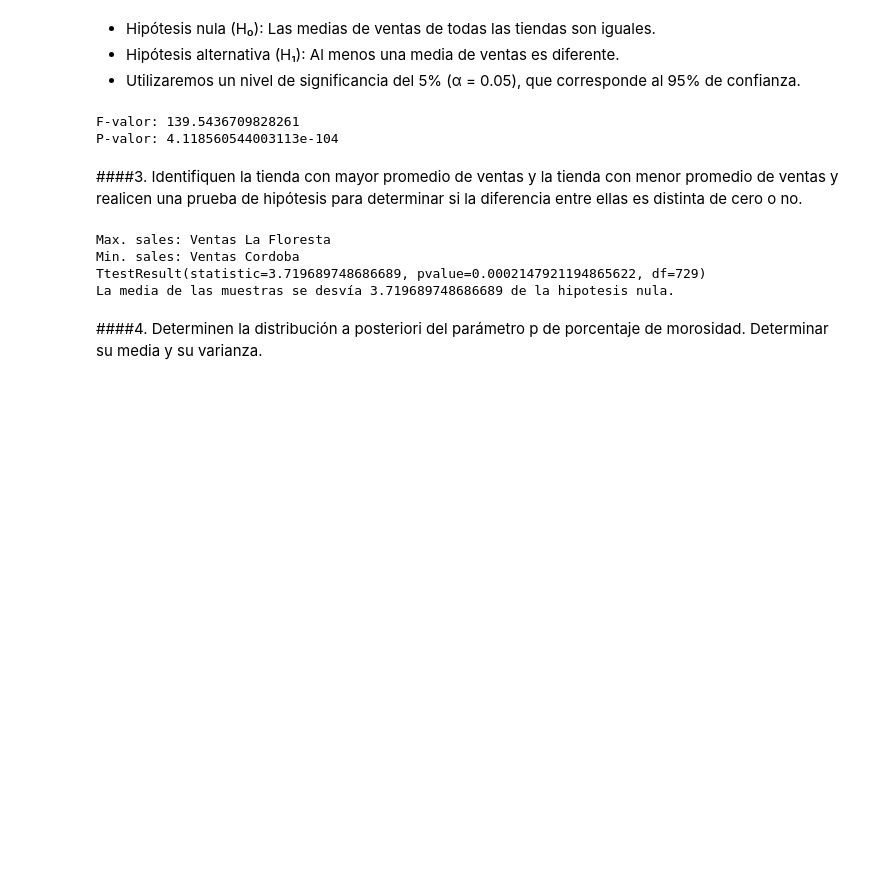
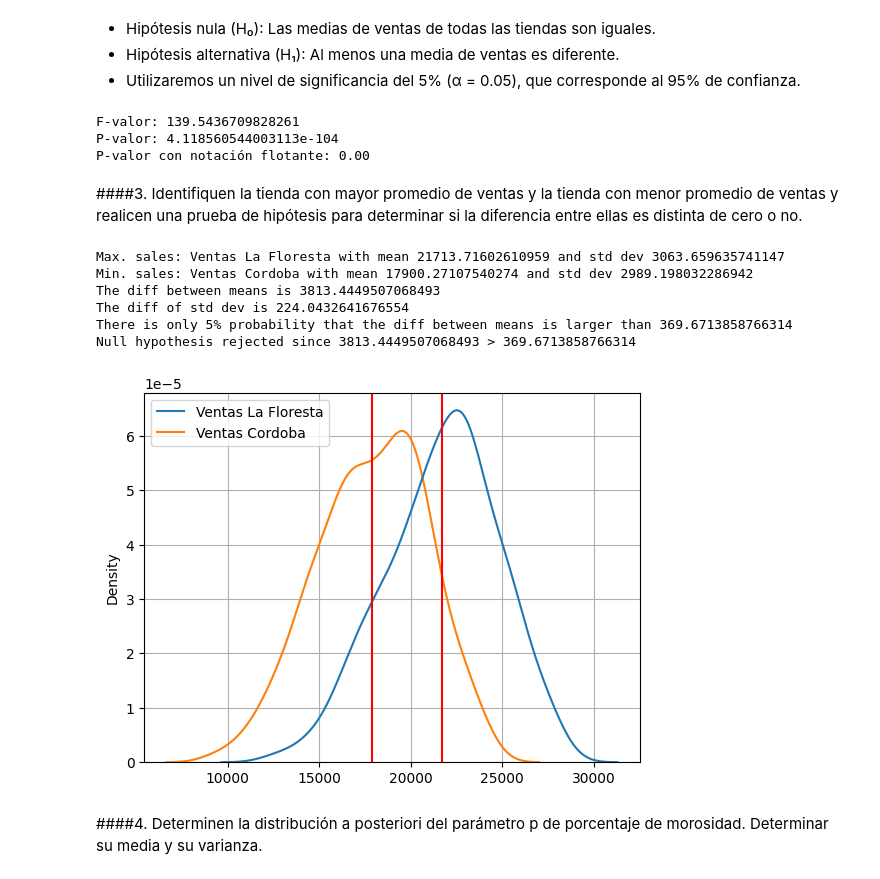
Before and after one commit to Yarrieta/PROBABILIDAD_Y_ESTADISTICA_IA, a Jupyter notebook: hypothesis_test.ipynb, the cells around one changed output. Saved outputs shown, nothing was run; the diff lists cells and outputs as text; code cells hidden in the pictures; blank space fills up the shorter version.

```diff
--- a/hypothesis_test.ipynb
+++ b/hypothesis_test.ipynb
@@ -268,9 +292,6 @@ fig.set_size_inches(40, 5)
 * Hipótesis alternativa (H₁): Al menos una media de ventas es diferente.
 * Utilizaremos un nivel de significancia del 5% (α = 0.05), que corresponde al 95% de confianza.
 # %%
-import pandas as pd
-import scipy.stats as stats
-
 # Extraer los datos de ventas de cada supermercado
 ventas_santa_ana = data_combined['Ventas Santa Ana']
 ventas_cordoba = data_combined['Ventas Cordoba']
@@ -283,32 +304,51 @@ f_valor, p_valor = stats.f_oneway(ventas_santa_ana, ventas_cordoba, ventas_la_fl
 
 print(f"F-valor: {f_valor}")
 print(f"P-valor: {p_valor}")
+print(f"P-valor con notación flotante: {'{0:.2f}'.format(Decimal(p_valor))}")
 # %% [output]
 F-valor: 139.5436709828261
 P-valor: 4.118560544003113e-104
+P-valor con notación flotante: 0.00
 # %% [markdown]
-####3. Identifiquen la tienda con mayor promedio de ventas y la tienda con menor promedio de ventas y realicen
-una prueba de hipótesis para determinar si la diferencia entre ellas es distinta de cero o no.
+####3. Identifiquen la tienda con mayor promedio de ventas y la tienda con menor promedio de ventas y realicen una prueba de hipótesis para determinar si la diferencia entre ellas es distinta de cero o no.
-# %%
-import numpy as np
-from scipy import stats
-
-mean_sales = data_combined.mean()
-max_sales = mean_sales.idxmax()
-min_sales = mean_sales.idxmin()
-print("Max. sales:", max_sales)
-print("Min. sales:", min_sales)
-
-max_min_mean_sales = np.concatenate((data_combined[max_sales].to_numpy(), data_combined[min_sales].to_numpy()))
-
-res = stats.ttest_1samp(max_min_mean_sales, data_combined.mean(axis=None))
-print(res)
-print("La media de las muestras se desvía",  res.statistic, "de la hipotesis nula.")
-# %% [output]
-Max. sales: Ventas La Floresta
-Min. sales: Ventas Cordoba
-TtestResult(statistic=3.719689748686689, pvalue=0.0002147921194865622, df=729)
-La media de las muestras se desvía 3.719689748686689 de la hipotesis nula.
+# %%
+mean_sales = data_combined.mean()
+max_sales = mean_sales.idxmax()
+min_sales = mean_sales.idxmin()
+
+print(f"Max. sales: {max_sales} with mean {data_combined[max_sales].mean()} and std dev {data_combined[max_sales].std()}")
+print(f"Min. sales: {min_sales} with mean {data_combined[min_sales].mean()} and std dev {data_combined[min_sales].std()}")
+diff_means = data_combined[max_sales].mean() - data_combined[min_sales].mean()
+print(f"The diff between means is {diff_means}")
+
+alpha = 0.05 # significance
+z_score = 1.65
+
+std_diff_means = np.sqrt((data_combined[max_sales].std()**2 / len(data_combined[max_sales])) + (data_combined[min_sales].std()**2 / len(data_combined[min_sales])))
+print(f"The diff of std dev is {std_diff_means}")
+
+critical_diff_means = z_score * std_diff_means
+print(f"There is only 5% probability that the diff between means is larger than {critical_diff_means}")
+
+if diff_means > critical_diff_means:
+    print(f"Null hypothesis rejected since {diff_means} > {critical_diff_means}")
+else:
+    print(f"Null hypothesis accepted since {diff_means} < {critical_diff_means}")
+# %% [output]
+Max. sales: Ventas La Floresta with mean 21713.71602610959 and std dev 3063.659635741147
+Min. sales: Ventas Cordoba with mean 17900.27107540274 and std dev 2989.198032286942
+The diff between means is 3813.4449507068493
+The diff of std dev is 224.0432641676554
+There is only 5% probability that the diff between means is larger than 369.6713858766314
+Null hypothesis rejected since 3813.4449507068493 > 369.6713858766314
+# %%
+ax = plt.subplot()
+sns.kdeplot(data=data_combined[[max_sales, min_sales]], ax=ax)
+ax.axvline(data_combined[max_sales].mean(), color="r")
+ax.axvline(data_combined[min_sales].mean(), color="r")
+ax.grid()
+# %% [output]
+[figure, added]
 # %% [markdown]
 ####4. Determinen la distribución a posteriori del parámetro p de porcentaje de morosidad. Determinar su media y su varianza.
 # %% [markdown]
```
Also changed, not shown: parts of 8 cells of this notebook.
